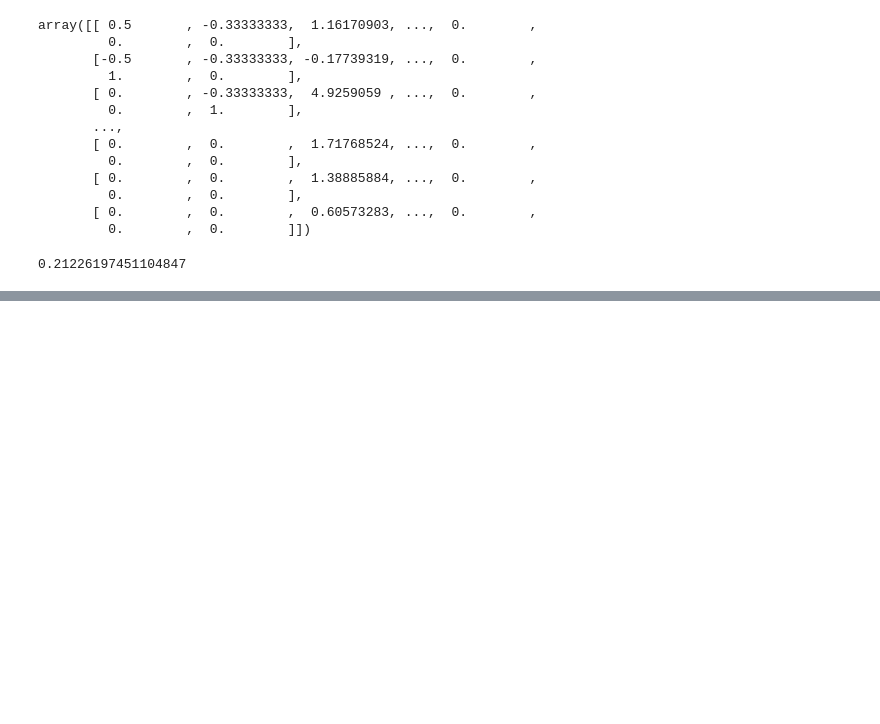
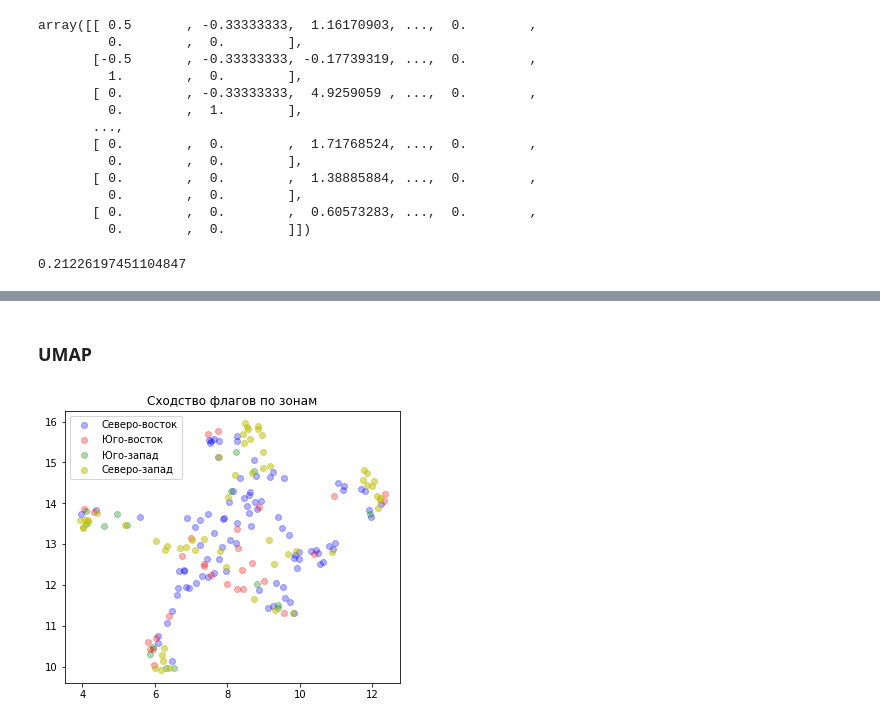
Before and after one commit to IlyaNechaev/ISiT, a Jupyter notebook: 3-4/Scaling.ipynb, the cells around one changed output, grey strips where cells are left out. Saved outputs shown, nothing was run; the diff lists cells and outputs as text; code cells hidden in the pictures; blank space fills up the shorter version.

```diff
--- a/3-4/Scaling.ipynb
+++ b/3-4/Scaling.ipynb
@@ -149,9 +171,9 @@ plt.show()
 # %% [markdown]
 ### 1.3 Robust Scaler
 # %%
-transformer = preprocessing.RobustScaler().fit(dataset.drop(["Name"], axis=1))
+transformer = preprocessing.RobustScaler().fit(dataset)
 
-dataset_robust = transformer.transform(dataset.drop(["Name"], axis=1))
+dataset_robust = transformer.transform(dataset)
 dataset_robust
 # %% [output]
 array([[ 0.5       , -0.33333333,  1.16170903, ...,  0.        ,
@@ -193,0 +208,12 @@ plt.show()
+# %% [markdown]
+### UMAP
+# %%
+import umap
+
+reducer = umap.UMAP()
+
+dataset_2d = reducer.fit_transform(dataset_robust)
+
+create_plot(data, dataset_2d)
+# %% [output]
+[figure, added]
```
Also changed, not shown: parts of 22 cells of this notebook.
